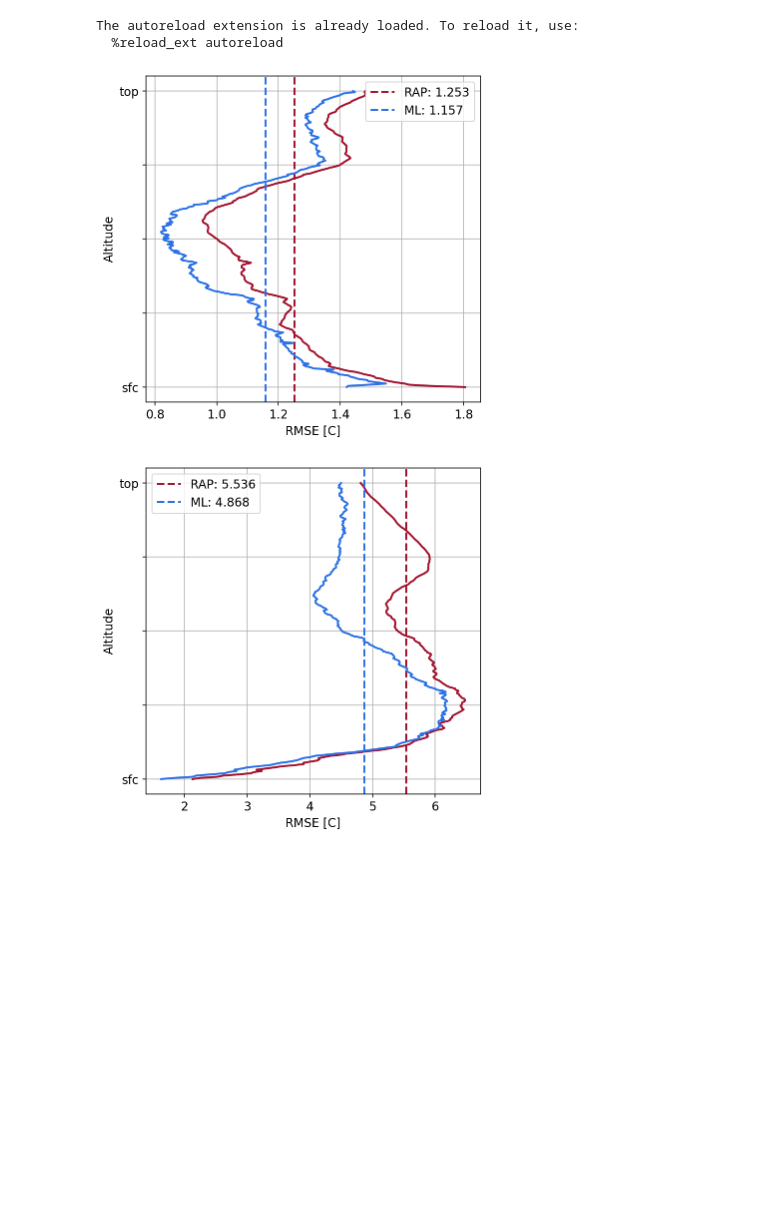
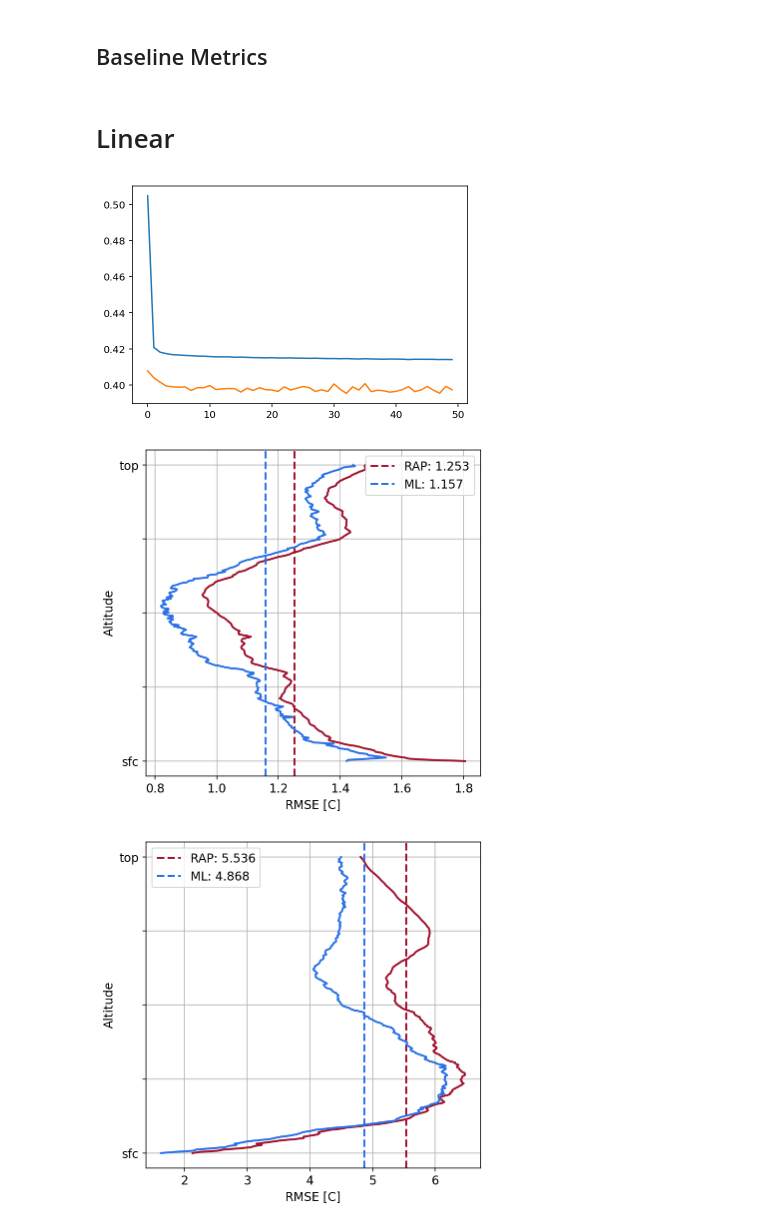
Before and after one commit to stockeh/cira-ml-soundings, a Jupyter notebook: notebooks/results.ipynb, the cells around one changed output. Drawn from its saved outputs; the diff is of its cells as text; code cells hidden in the pictures; blank space fills up the shorter version.

Commit message:
added metpy sounding calculations, experiments for conv nn and results eval

```diff
--- a/notebooks/results.ipynb
+++ b/notebooks/results.ipynb
@@ -9,6 +9,9 @@ import sys
 
 sys.path.insert(0, '../')
 
+pd.set_option('display.max_columns', None)
+
+from soundings.preprocessing import dataloader as dl
 from soundings.deep_learning import mlutilities as ml
 from soundings.experiments import results as results_calc
 from soundings.plotting import results as results_plot
@@ -18,11 +21,10 @@ from soundings.plotting import results as results_plot
 
 %load_ext autoreload
 %autoreload 2
-# %% [output]
-The autoreload extension is already loaded. To reload it, use:
-  %reload_ext autoreload
 # %%
 VOL = '/mnt/data1/stock/mlsoundings/results'
+# %% [markdown]
+## Baseline Metrics
 # %%
 f = '/mnt/data1/stock/mlsoundings/preprocessed.npz'
 container = np.load(f)
@@ -58,17 +60,23 @@ for i, (RAP, RAOB) in enumerate([(RAPtrain, RAOBtrain),
     baseline[f'rap_dewpoint_{sets[i]}_mean_rmse'] = mean_rmse
     baseline[f'rap_dewpoint_{sets[i]}_rmse_sfc'] = rmse_sfc.tolist()
     baseline[f'rap_dewpoint_{sets[i]}_mean_rmse_sfc'] = mean_rmse_sfc
+# %% [markdown]
+# Linear
 # %%
 df = pd.read_csv(os.path.join(VOL, 'linear_model_temperature_dewpoint.csv'))
 
 i = df.sort_values(['ml_temperature_test_mean_rmse']).index[0]
+fig, ax = plt.subplots()
+ax.plot(np.asarray(literal_eval(df.iloc[i][f'root_mean_squared_error'])))
+ax.plot(np.asarray(literal_eval(df.iloc[i][f'val_root_mean_squared_error'])))
 for v in ['temperature', 'dewpoint']:
     ml_rmse = np.asarray(literal_eval(df.iloc[i][f'ml_{v}_test_rmse']))
     ml_mean_rmse = df.iloc[i][f'ml_{v}_test_mean_rmse']
     rap_rmse = baseline[f'rap_{v}_test_rmse']
     rap_mean_rmse = baseline[f'rap_{v}_test_mean_rmse']
 
     results_plot.plot_altitude_rmse_verticle_2(ml_rmse, ml_mean_rmse, rap_rmse, rap_mean_rmse)
 # %% [output]
-[figure, old version]
+[figure, new version]
-[figure, old version]
+[figure, new version]
+[figure, added]
```
Also changed, not shown: parts of 17 cells of this notebook, 16 other files.
